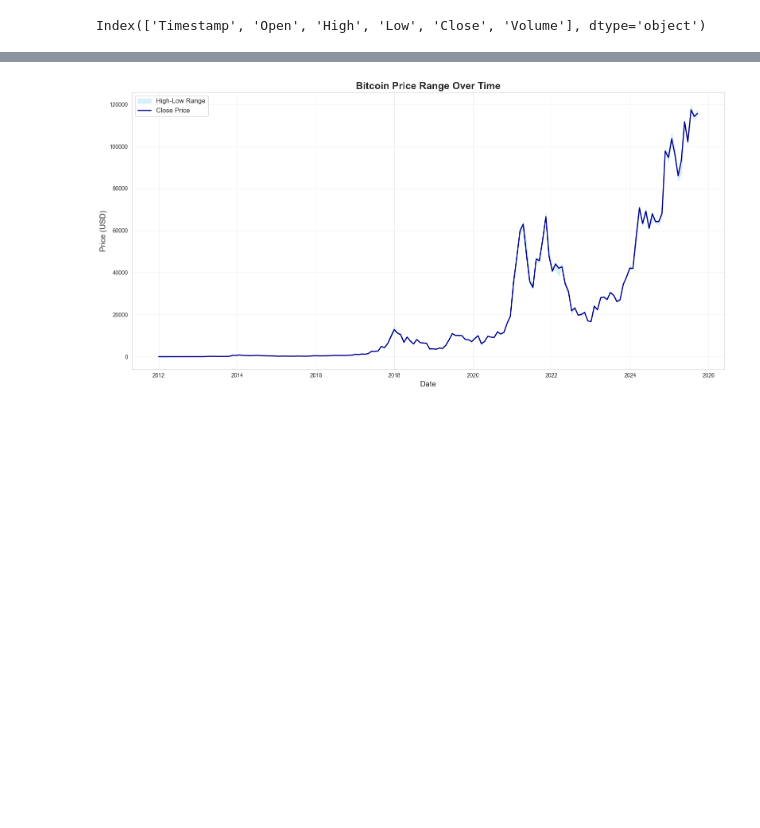
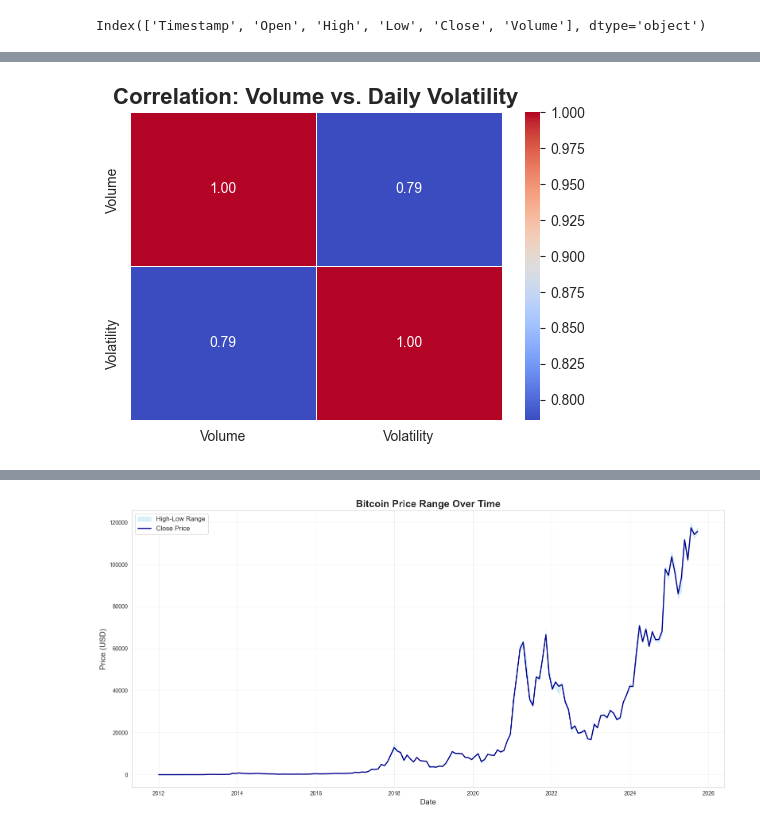
Before and after one commit to SuperaNova/MLC, a Jupyter notebook: notebooks/data_visualization.ipynb, the cells around one changed output, grey strips where cells are left out. Saved outputs shown, nothing was run; the diff lists cells and outputs as text; code cells hidden in the pictures; blank space fills up the shorter version.

```diff
--- a/notebooks/data_visualization.ipynb
+++ b/notebooks/data_visualization.ipynb
@@ -72,0 +118,23 @@ AttributeError: module 'seaborn' has no attribute 'hisplot'
+# %%
+
+# Create a new column for daily volatility
+# This formula measures the daily price range as a percentage of the opening price
+data_daily['Volatility'] = (data_daily['High'] - data_daily['Low']) / data_daily['Open']
+
+# Select the 'Volume' and our new 'Volatility' column
+volume_volatility_data = data_daily[['Volume', 'Volatility']]
+
+# Calculate the correlation matrix
+correlation_matrix = volume_volatility_data.corr()
+
+# Create a figure for the plot
+plt.figure(figsize=(6, 4))
+plt.title('Correlation: Volume vs. Daily Volatility', fontsize=16, fontweight='bold')
+
+# Generate the heatmap
+sb.heatmap(correlation_matrix, annot=True, cmap='coolwarm', fmt=".2f", linewidths=.5)
+
+# Display the plot
+plt.show()
+# %% [output]
+[figure, added]
```
Also changed, not shown: parts of 8 cells of this notebook.
